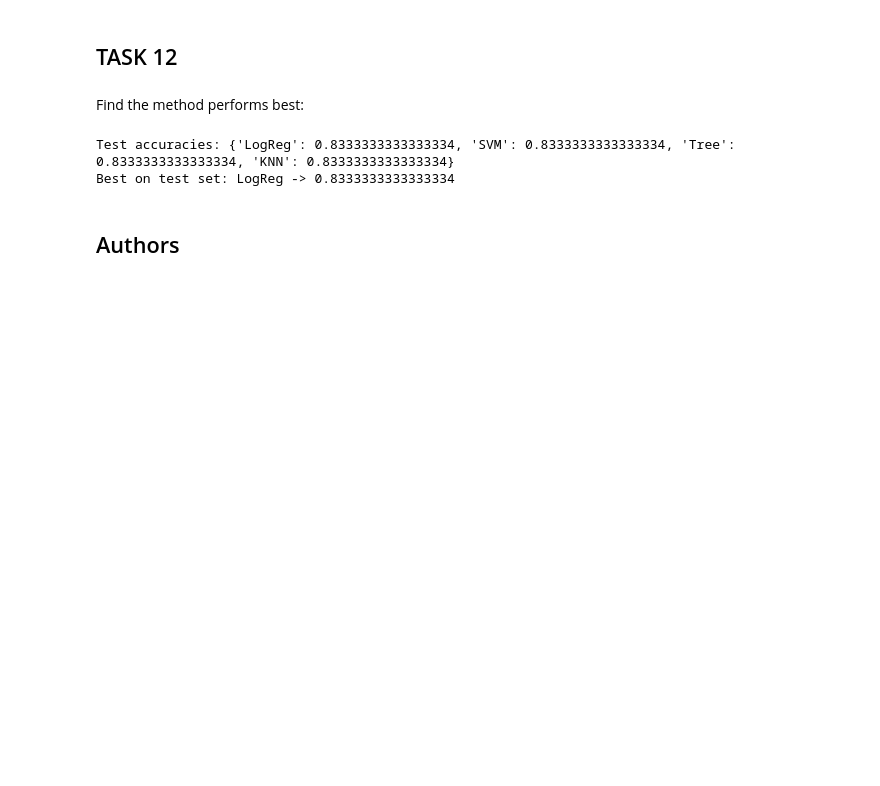
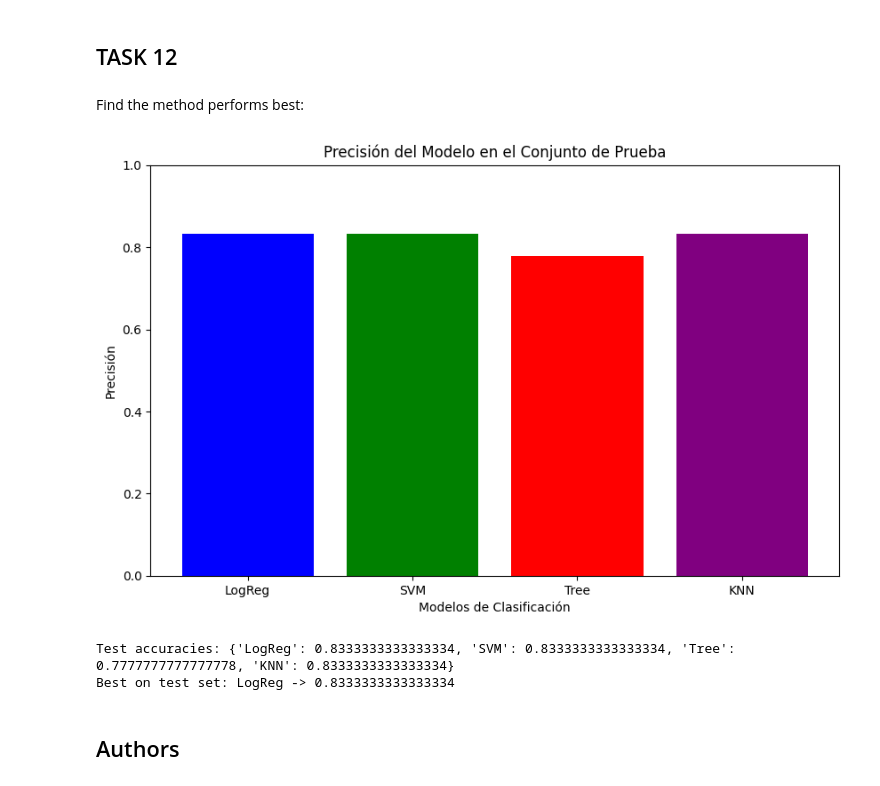
Before and after one commit to pgandia75/testrepo, a Jupyter notebook: Cuadernos Python PowerPoint/SpaceX-Machine-Learning-Prediction-Part-5-v1.ipynb, the cells around one changed output. Drawn from its saved outputs; the diff is of its cells as text; code cells hidden in the pictures; blank space fills up the shorter version.

```diff
--- a/Cuadernos Python PowerPoint/SpaceX-Machine-Learning-Prediction-Part-5-v1.ipynb
+++ b/Cuadernos Python PowerPoint/SpaceX-Machine-Learning-Prediction-Part-5-v1.ipynb
@@ -338,6 +334,6 @@ parameters = {'n_neighbors': [1, 2, 3, 4, 5, 6, 7, 8, 9, 10],
 
 KNN = KNeighborsClassifier()
 # %%
-knn_cv = GridSearchCV(KNN, parameters, cv=10, n_jobs=1)
+knn_cv = GridSearchCV(KNN, parameters, cv=10)
 knn_cv.fit(X_train, Y_train)
 # %% [output]
@@ -375,15 +371,33 @@ Find the method performs best:
 # %%
 test_scores = {
     'LogReg' : logreg_cv.score(X_test, Y_test),
     'SVM'    : svm_cv.score(X_test, Y_test),
     'Tree'   : tree_cv.score(X_test, Y_test),
     'KNN'    : knn_cv.score(X_test, Y_test),
 }
+
+# Obtener los nombres de los modelos y sus puntuaciones
+models = list(test_scores.keys())
+accuracies = list(test_scores.values())
+
+# Crear el gráfico de barras
+plt.figure(figsize=(10, 6))
+plt.bar(models, accuracies, color=['blue', 'green', 'red', 'purple'])
+plt.xlabel('Modelos de Clasificación')
+plt.ylabel('Precisión')
+plt.title('Precisión del Modelo en el Conjunto de Prueba')
+plt.ylim(0, 1.0)
+plt.show()
+
+# Encontrar el modelo con la mayor precisión
 best_model = max(test_scores, key=test_scores.get)
+best_accuracy = test_scores[best_model]
+
 print("Test accuracies:", test_scores)
 print("Best on test set:", best_model, "->", test_scores[best_model])
 # %% [output]
+[figure, added]
-Test accuracies: {'LogReg': 0.8333333333333334, 'SVM': 0.8333333333333334, 'Tree': 0.8333333333333334, 'KNN': 0.8333333333333334}
+Test accuracies: {'LogReg': 0.8333333333333334, 'SVM': 0.8333333333333334, 'Tree': 0.7777777777777778, 'KNN': 0.8333333333333334}
 Best on test set: LogReg -> 0.8333333333333334
 # %% [markdown]
 ## Authors
```
Also changed, not shown: parts of 5 cells of this notebook.
